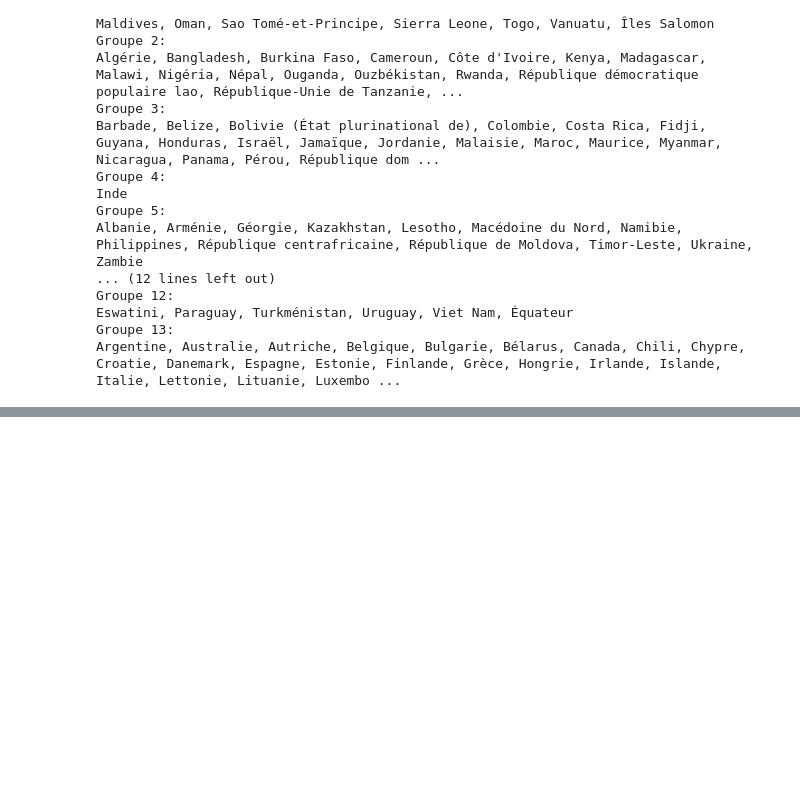
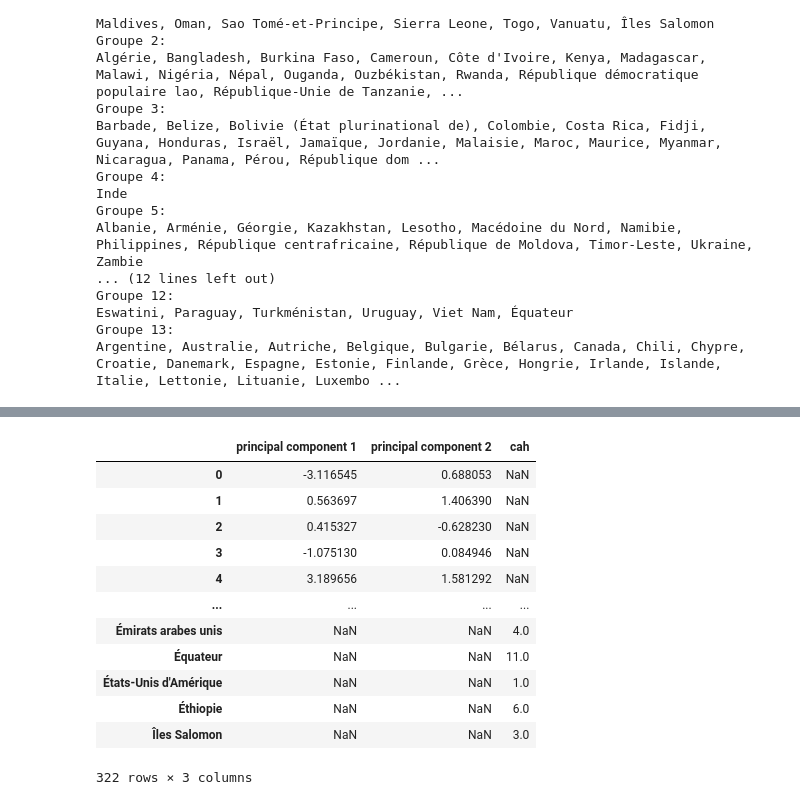
Before and after one commit to Antoine-LR/PCA, a Jupyter notebook: P9_ACP.ipynb, the cells around one changed output, grey strips where cells are left out. Cells and saved outputs as stored; diff of their text form; code cells hidden in the pictures; blank space fills up the shorter version.

```diff
--- a/P9_ACP.ipynb
+++ b/P9_ACP.ipynb
@@ -938,0 +941,16 @@ my.display_scree_plot(pca)
+# %%
+finalDf
+# %% [output]
+|  | principal component 1 | principal component 2 | cah |
+| 0 | -3.116545 | 0.688053 | NaN |
+| 1 | 0.563697 | 1.406390 | NaN |
+| 2 | 0.415327 | -0.628230 | NaN |
+| 3 | -1.075130 | 0.084946 | NaN |
+| 4 | 3.189656 | 1.581292 | NaN |
+| ... | ... | ... | ... |
+| Émirats arabes unis | NaN | NaN | 4.0 |
+| Équateur | NaN | NaN | 11.0 |
+| États-Unis d'Amérique | NaN | NaN | 1.0 |
+| Éthiopie | NaN | NaN | 6.0 |
+| Îles Salomon | NaN | NaN | 3.0 |
+322 rows × 3 columns
```
Also changed, not shown: parts of 19 cells of this notebook.
